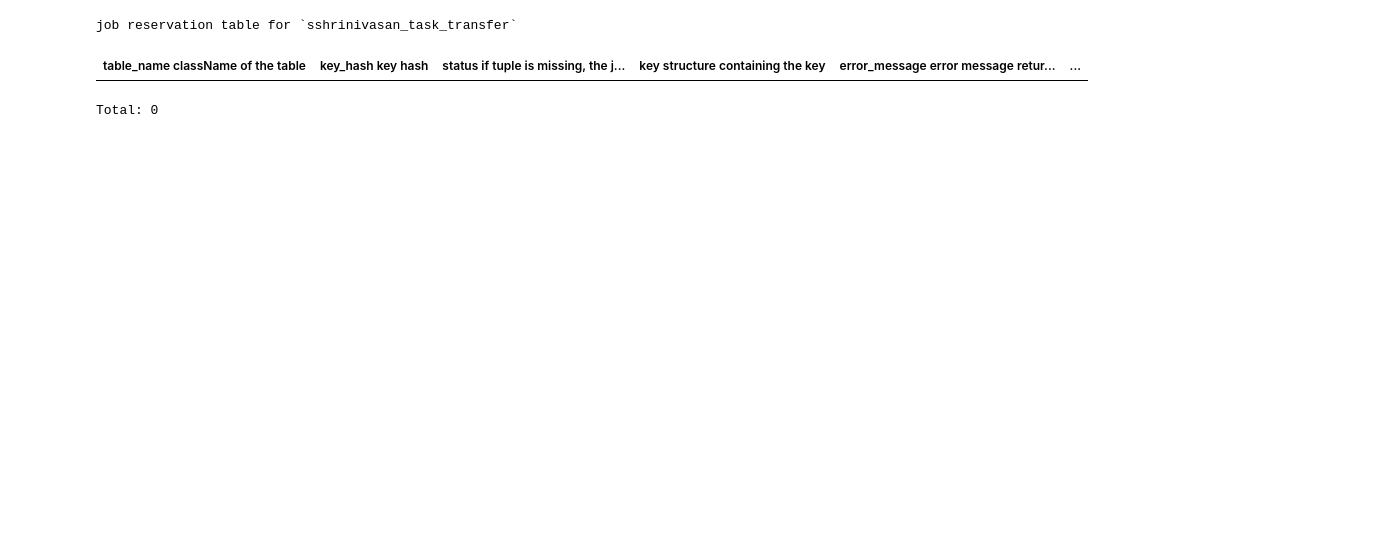
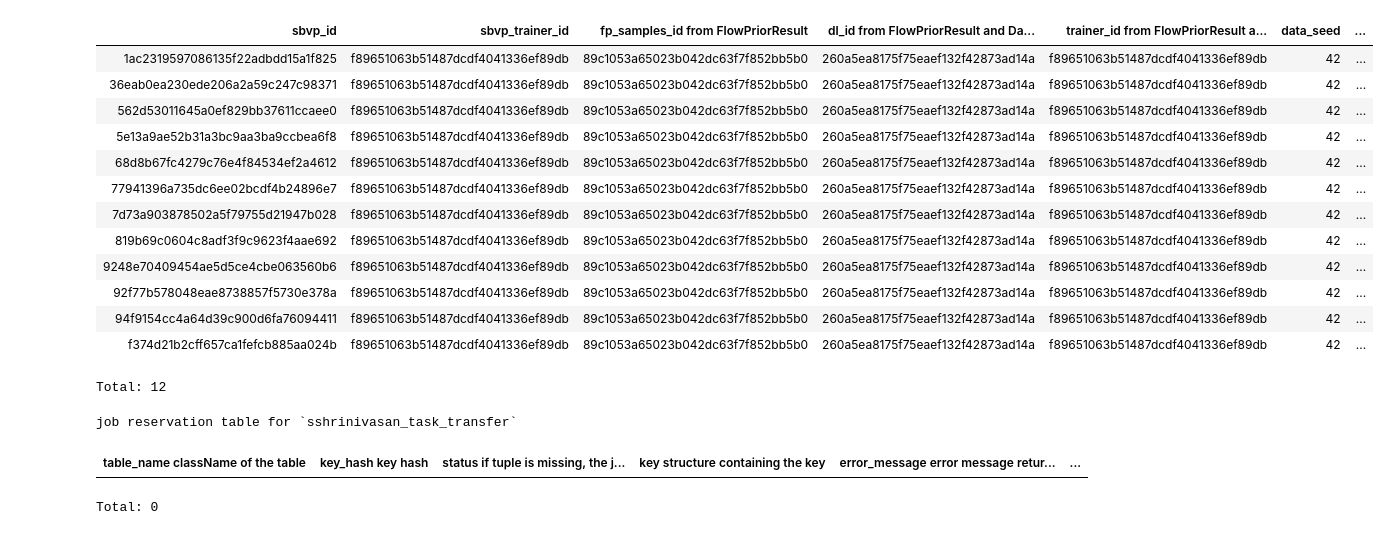
Before and after one commit to suhasshrinivasan/task-transfer, a Jupyter notebook: experiments/dj/dj_interactive.ipynb, the cells around one changed output. Cells and saved outputs as stored; diff of their text form; code cells hidden in the pictures; blank space fills up the shorter version.

Commit message:
Add sample based posterior training

```diff
--- a/experiments/dj/dj_interactive.ipynb
+++ b/experiments/dj/dj_interactive.ipynb
@@ -20,6 +20,23 @@ from experiments.dj.trainer_tables import (
 )
 from experiments.dj.schema import schema
 from experiments.dj.dj_helpers import drop_schema_dot_jobs
+# %%
+SBVGPResult()
+# %% [output]
+| sbvp_id | sbvp_trainer_id | fp_samples_id from FlowPriorResult | dl_id from FlowPriorResult and Da... | trainer_id from FlowPriorResult a... | data_seed | ... |
+| 1ac2319597086135f22adbdd15a1f825 | f89651063b51487dcdf4041336ef89db | 89c1053a65023b042dc63f7f852bb5b0 | 260a5ea8175f75eaef132f42873ad14a | f89651063b51487dcdf4041336ef89db | 42 | ... |
+| 36eab0ea230ede206a2a59c247c98371 | f89651063b51487dcdf4041336ef89db | 89c1053a65023b042dc63f7f852bb5b0 | 260a5ea8175f75eaef132f42873ad14a | f89651063b51487dcdf4041336ef89db | 42 | ... |
+| 562d53011645a0ef829bb37611ccaee0 | f89651063b51487dcdf4041336ef89db | 89c1053a65023b042dc63f7f852bb5b0 | 260a5ea8175f75eaef132f42873ad14a | f89651063b51487dcdf4041336ef89db | 42 | ... |
+| 5e13a9ae52b31a3bc9aa3ba9ccbea6f8 | f89651063b51487dcdf4041336ef89db | 89c1053a65023b042dc63f7f852bb5b0 | 260a5ea8175f75eaef132f42873ad14a | f89651063b51487dcdf4041336ef89db | 42 | ... |
+| 68d8b67fc4279c76e4f84534ef2a4612 | f89651063b51487dcdf4041336ef89db | 89c1053a65023b042dc63f7f852bb5b0 | 260a5ea8175f75eaef132f42873ad14a | f89651063b51487dcdf4041336ef89db | 42 | ... |
+| 77941396a735dc6ee02bcdf4b24896e7 | f89651063b51487dcdf4041336ef89db | 89c1053a65023b042dc63f7f852bb5b0 | 260a5ea8175f75eaef132f42873ad14a | f89651063b51487dcdf4041336ef89db | 42 | ... |
+| 7d73a903878502a5f79755d21947b028 | f89651063b51487dcdf4041336ef89db | 89c1053a65023b042dc63f7f852bb5b0 | 260a5ea8175f75eaef132f42873ad14a | f89651063b51487dcdf4041336ef89db | 42 | ... |
+| 819b69c0604c8adf3f9c9623f4aae692 | f89651063b51487dcdf4041336ef89db | 89c1053a65023b042dc63f7f852bb5b0 | 260a5ea8175f75eaef132f42873ad14a | f89651063b51487dcdf4041336ef89db | 42 | ... |
+| 9248e70409454ae5d5ce4cbe063560b6 | f89651063b51487dcdf4041336ef89db | 89c1053a65023b042dc63f7f852bb5b0 | 260a5ea8175f75eaef132f42873ad14a | f89651063b51487dcdf4041336ef89db | 42 | ... |
+| 92f77b578048eae8738857f5730e378a | f89651063b51487dcdf4041336ef89db | 89c1053a65023b042dc63f7f852bb5b0 | 260a5ea8175f75eaef132f42873ad14a | f89651063b51487dcdf4041336ef89db | 42 | ... |
+| 94f9154cc4a64d39c900d6fa76094411 | f89651063b51487dcdf4041336ef89db | 89c1053a65023b042dc63f7f852bb5b0 | 260a5ea8175f75eaef132f42873ad14a | f89651063b51487dcdf4041336ef89db | 42 | ... |
+| f374d21b2cff657ca1fefcb885aa024b | f89651063b51487dcdf4041336ef89db | 89c1053a65023b042dc63f7f852bb5b0 | 260a5ea8175f75eaef132f42873ad14a | f89651063b51487dcdf4041336ef89db | 42 | ... |
+Total: 12
 # %%
 schema.jobs
 # %% [output]
```
Also changed, not shown: parts of 8 cells of this notebook, 4 other files.
